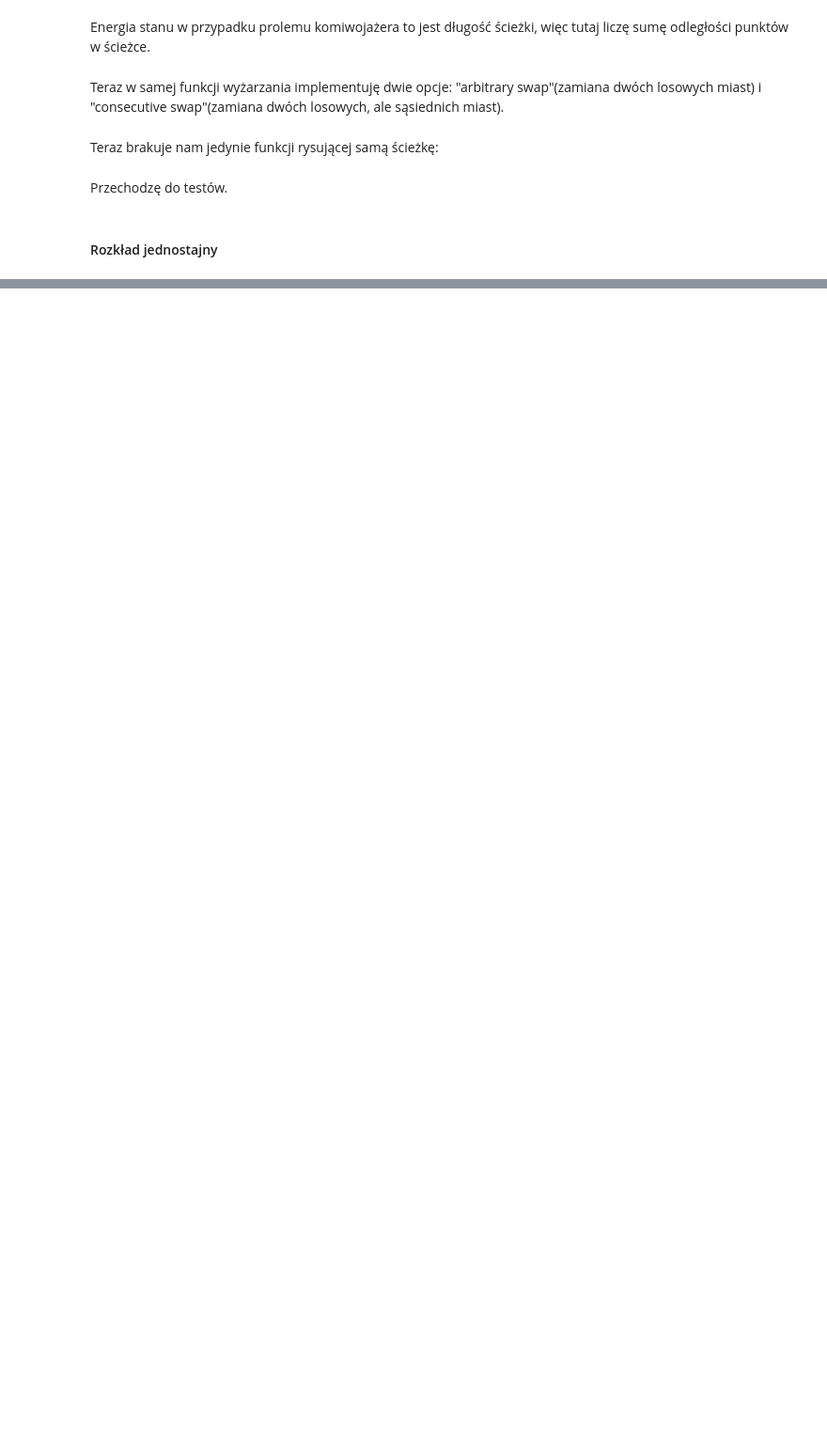
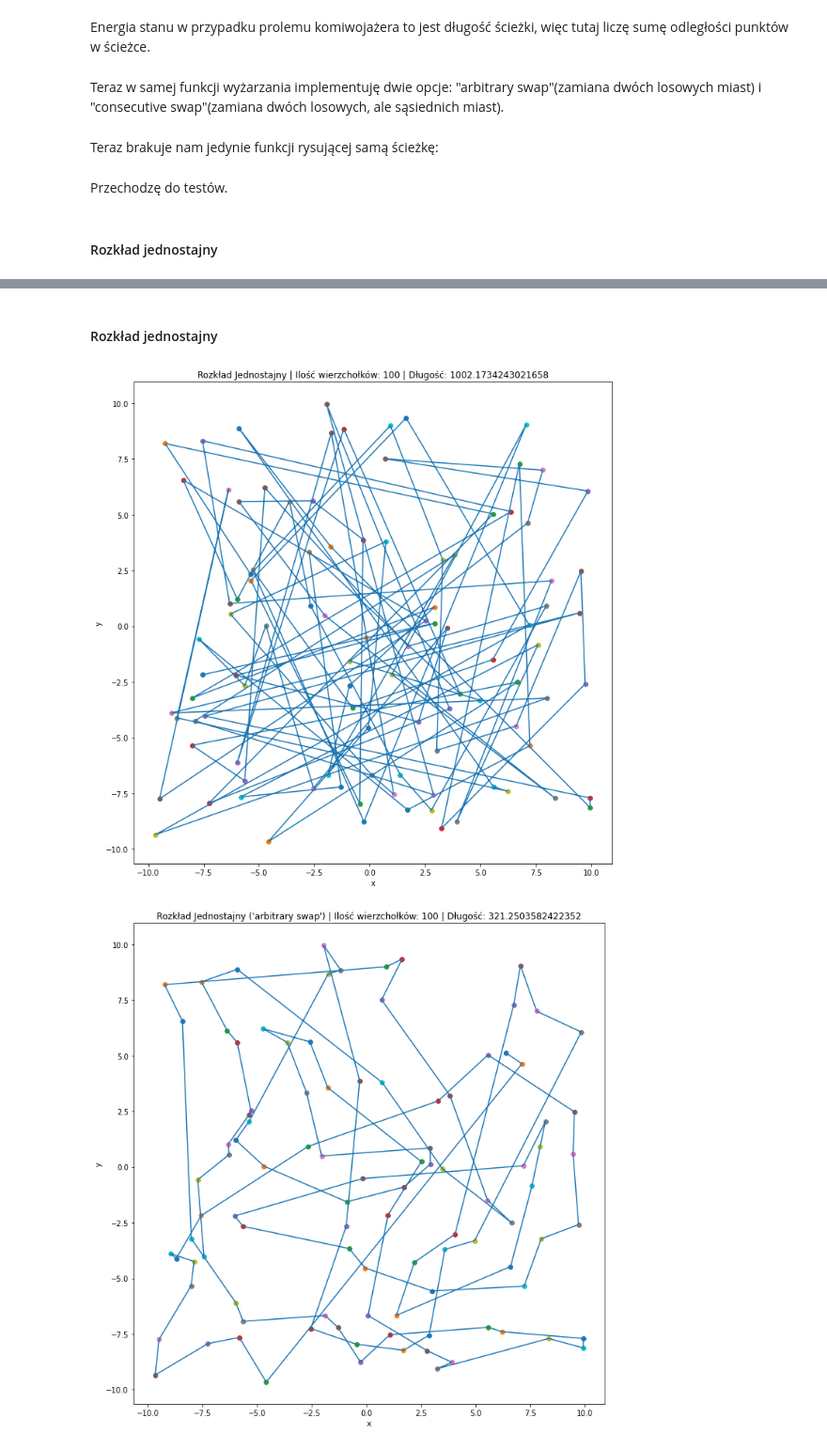
Before and after one commit to GabenRulez/4semestr_MOwNiT, a Jupyter notebook: lab13/lab13.ipynb, the cells around one changed output, grey strips where cells are left out. Shown at 94% size. Saved outputs shown, nothing was run; the diff lists cells and outputs as text; code cells hidden in the pictures; blank space fills up the shorter version.

```diff
--- a/lab13/lab13.ipynb
+++ b/lab13/lab13.ipynb
@@ -294,0 +319,18 @@ wyswietl_sciezke(nowa_chmura, tytul=temp_rozklad + " ('consecutive swap') | Ilo
+# %% [markdown]
+#### Rozkład jednostajny
+# %%
+temp_rozklad = "Rozkład Jednostajny"
+
+chmura = stworz_chmure("rozklad_jednostajny", temp_w)
+wyswietl_sciezke(chmura, tytul=temp_rozklad + " | Ilość wierzchołków: " + str(temp_w), dlugosc=energia_stanu(chmura))
+
+
+nowa_chmura = simulatedAnnealing(chmura, zmiana="arbitrary swap", k_max=temp_k)
+wyswietl_sciezke(nowa_chmura, tytul=temp_rozklad + " ('arbitrary swap') | Ilość wierzchołków: " + str(temp_w), dlugosc=energia_stanu(nowa_chmura))
+
+
+nowa_chmura = simulatedAnnealing(chmura, zmiana="consecutive swap", k_max=temp_k)
+wyswietl_sciezke(nowa_chmura, tytul=temp_rozklad + " ('consecutive swap') | Ilość wierzchołków: " + str(temp_w), dlugosc=energia_stanu(nowa_chmura))
+# %% [output]
+[figure, added]
+[figure, added]
```
Also changed, not shown: parts of 26 cells of this notebook.
